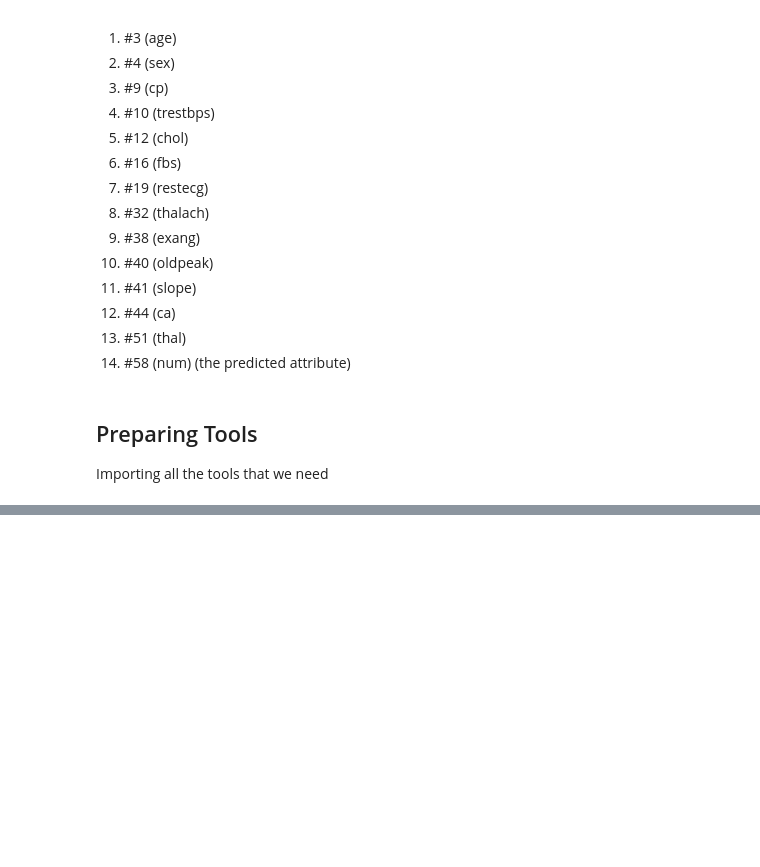
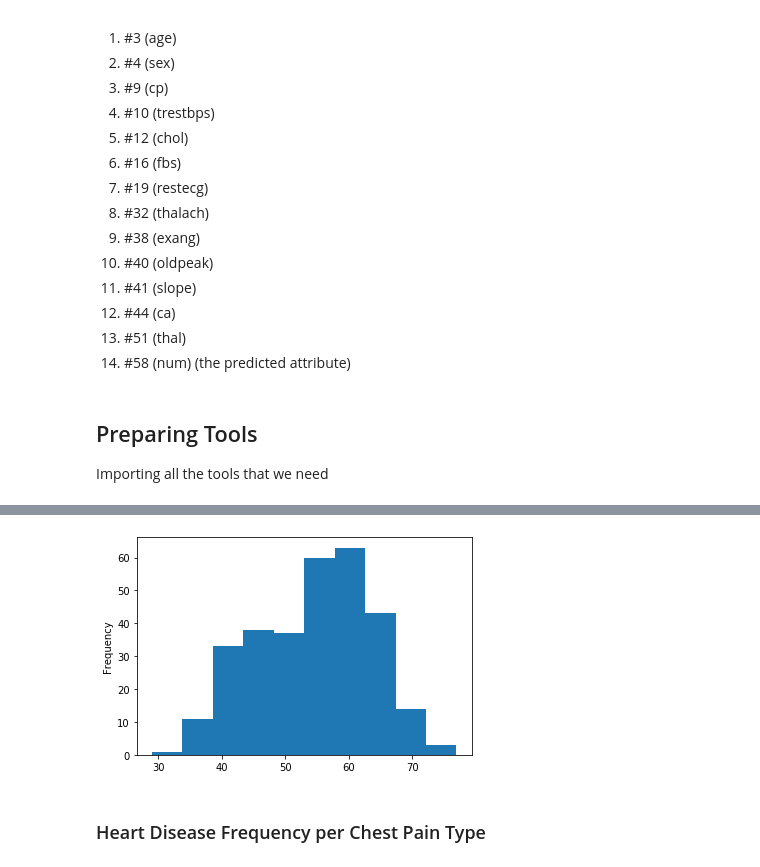
Before and after one commit to anirban-s/heart-disease-classification, a Jupyter notebook: heart-disease-classification.ipynb, the cells around one changed output, grey strips where cells are left out. Cells and saved outputs as stored; diff of their text form; code cells hidden in the pictures; blank space fills up the shorter version.

```diff
--- a/heart-disease-classification.ipynb
+++ b/heart-disease-classification.ipynb
@@ -68,0 +193,7 @@ from sklearn.metrics import plot_roc_curve
+# %%
+# Plotting Age columns distribution
+df.age.plot.hist();
+# %% [output]
+[figure, added]
+# %% [markdown]
+### Heart Disease Frequency per Chest Pain Type
```
Also changed, not shown: parts of 18 cells of this notebook.
